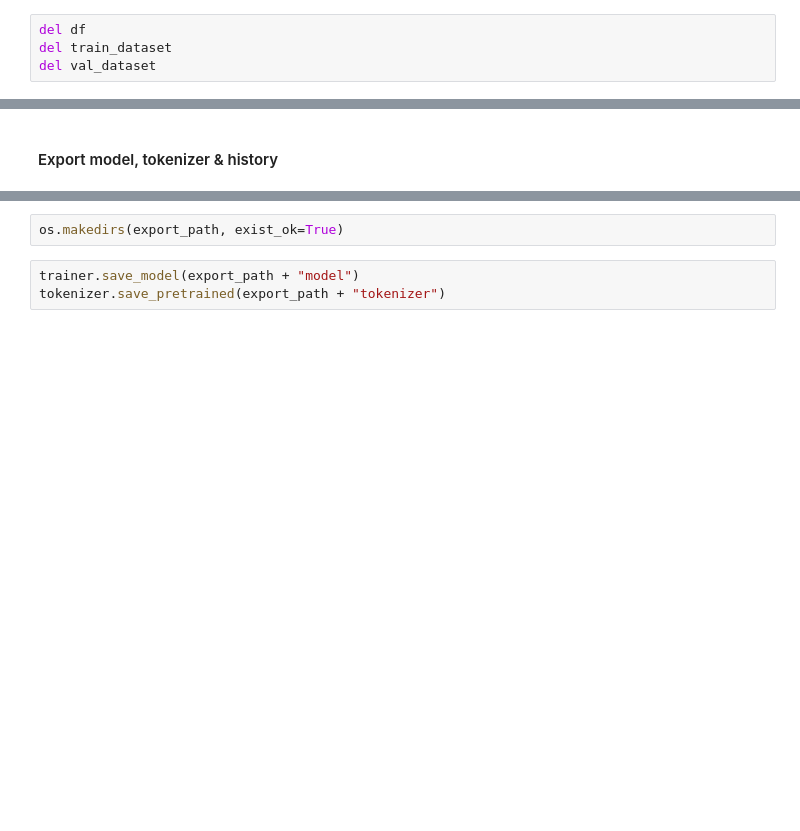
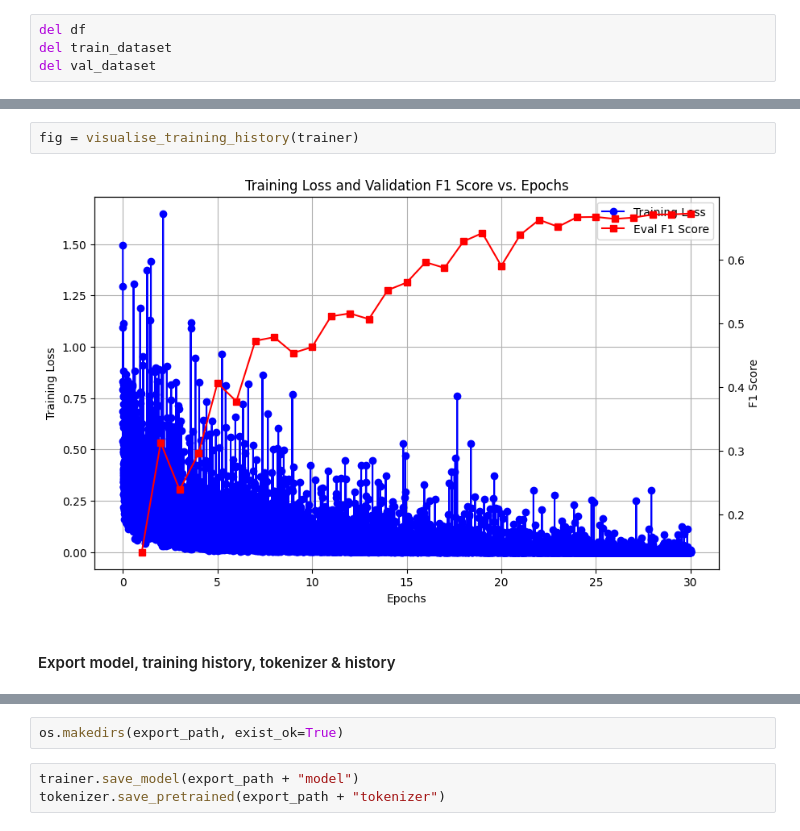
Before and after one commit to nielsbijl/BookReviewsThesis, a Jupyter notebook: NER_model_pytorch_dutch_custom_loss.ipynb, the cells around one changed output, grey strips where cells are left out. Saved outputs shown, nothing was run; the diff lists cells and outputs as text; blank space fills up the shorter version.

```diff
--- a/NER_model_pytorch_dutch_custom_loss.ipynb
+++ b/NER_model_pytorch_dutch_custom_loss.ipynb
@@ -345,5 +365,9 @@ TrainOutput(global_step=22830, training_loss=0.054971887101429466, metrics={'tra
+# %%
+fig = visualise_training_history(trainer)
+# %% [output]
+[figure, added]
 # %% [markdown]
-#### Export model, tokenizer & history
+#### Export model, training history, tokenizer & history
 # %%
 export_path = f"C:/Users/niels/PycharmProjects/BookReviewsThesis/models/{datetime.now().strftime('%Y-%m-%d_%H_%M')}/"
 export_path
```
Also changed, not shown: parts of 19 cells of this notebook.
